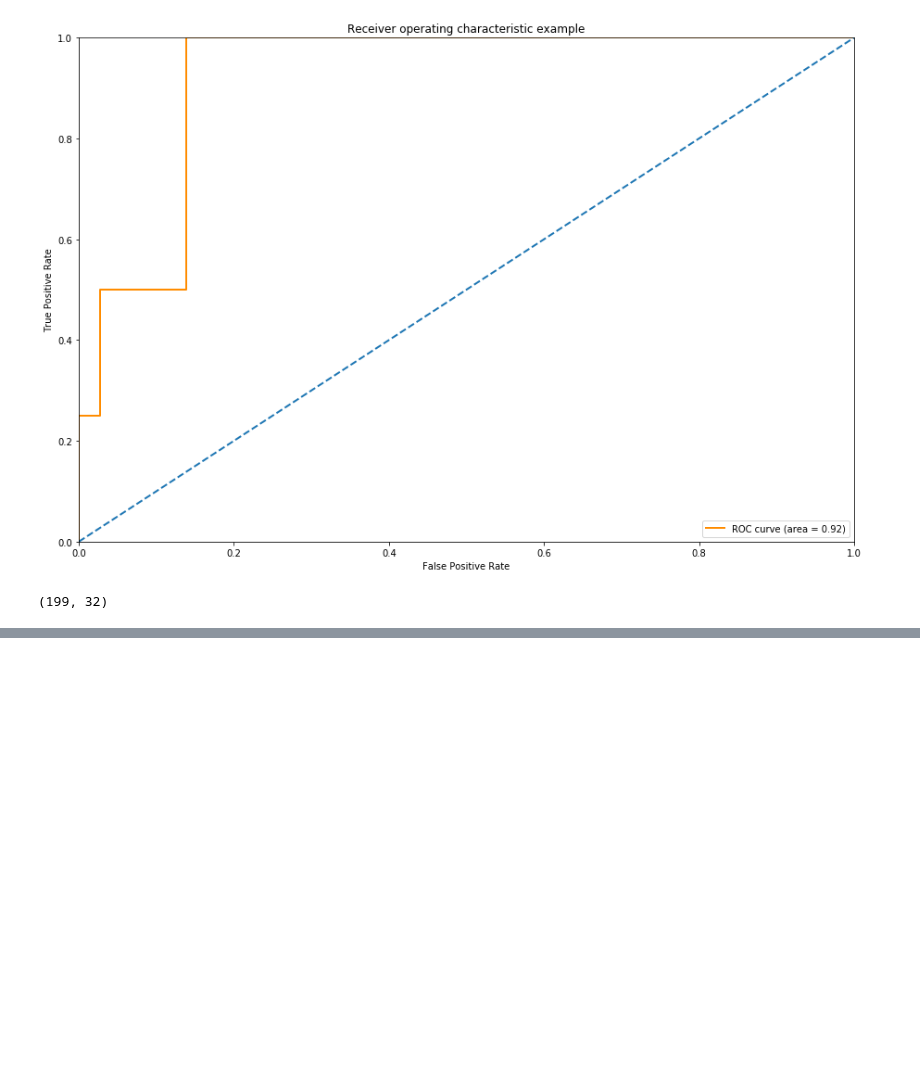
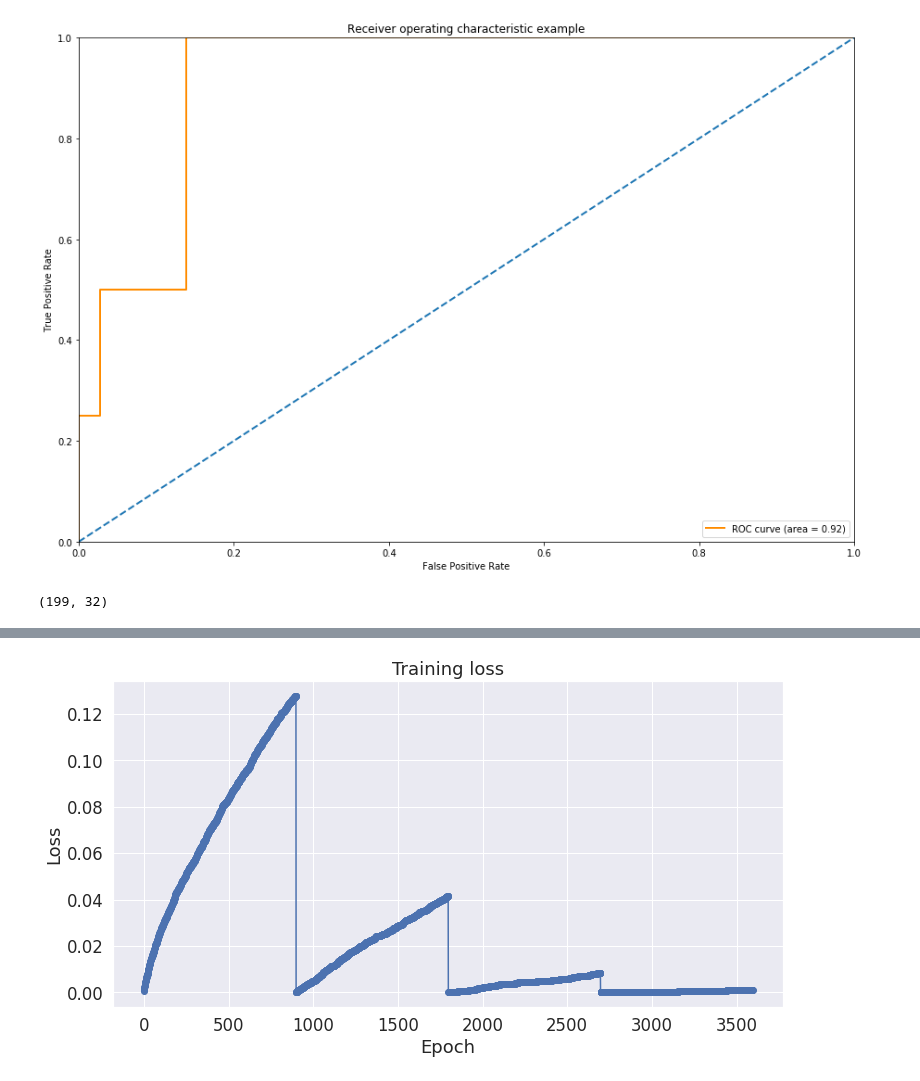
Before and after one commit to maitri23/major_proj, a Jupyter notebook: Twitter_Complains.ipynb, the cells around one changed output, grey strips where cells are left out. Cells and saved outputs as stored; diff of their text form; code cells hidden in the pictures; blank space fills up the shorter version.

```diff
--- a/Twitter_Complains.ipynb
+++ b/Twitter_Complains.ipynb
@@ -334,0 +372,12 @@ Successfully installed sacremoses-0.0.44 tokenizers-0.10.1 transformers-4.4.2
+# %%
+from keras.preprocessing.sequence import pad_sequences
+
+MAX_LEN = 64
+
+print('\n Truncating all sentences to %d values...' % MAX_LEN)
+
+print('\nPadding token: "{:}", ID: {:}'.format(tokenizer.pad_token, tokenizer.pad_token_id))
+
+tweetid = pad_sequences(tweetid, maxlen=MAX_LEN, dtype="long",
+
+                          value=0, truncating="post", padding="post")
@@ -334,0 +388,20 @@ Successfully installed sacremoses-0.0.44 tokenizers-0.10.1 transformers-4.4.2
+# %%
+masks = []
+for tweet in tweetid:
+  mask = [int(token_id > 0) for token_id in tweet]
+  masks.append(mask)
+# %%
+from sklearn.model_selection import train_test_split
+
+train_inputs, validation_inputs, train_labels, validation_labels = train_test_split(tweetid, labels, random_state=2018, test_size=0.1)
+
+train_masks, validation_masks, _, _ = train_test_split(masks, labels, random_state=2018, test_size=0.1)
+# %%
+import torch
+
+if torch.cuda.is_available():
+    device = torch.device("cuda")
+    print('There are %d GPU(s) available.' % torch.cuda.device_count())
+else:
+    print('Using CPU.')
+    device = torch.device("cpu")
@@ -378,0 +545,14 @@ scheduler = get_linear_schedule_with_warmup(optimizer,
+# %%
+import matplotlib.pyplot as plt
+import seaborn as sns
+
+sns.set(style='darkgrid')
+sns.set(font_scale=1.5)
+plt.rcParams["figure.figsize"] = (12,6)
+plt.plot(loss_values, 'b-o')
+plt.title("Training loss")
+plt.xlabel("Epoch")
+plt.ylabel("Loss")
+plt.show()
+# %% [output]
+[figure, added]
```
Also changed, not shown: parts of 23 cells of this notebook.
